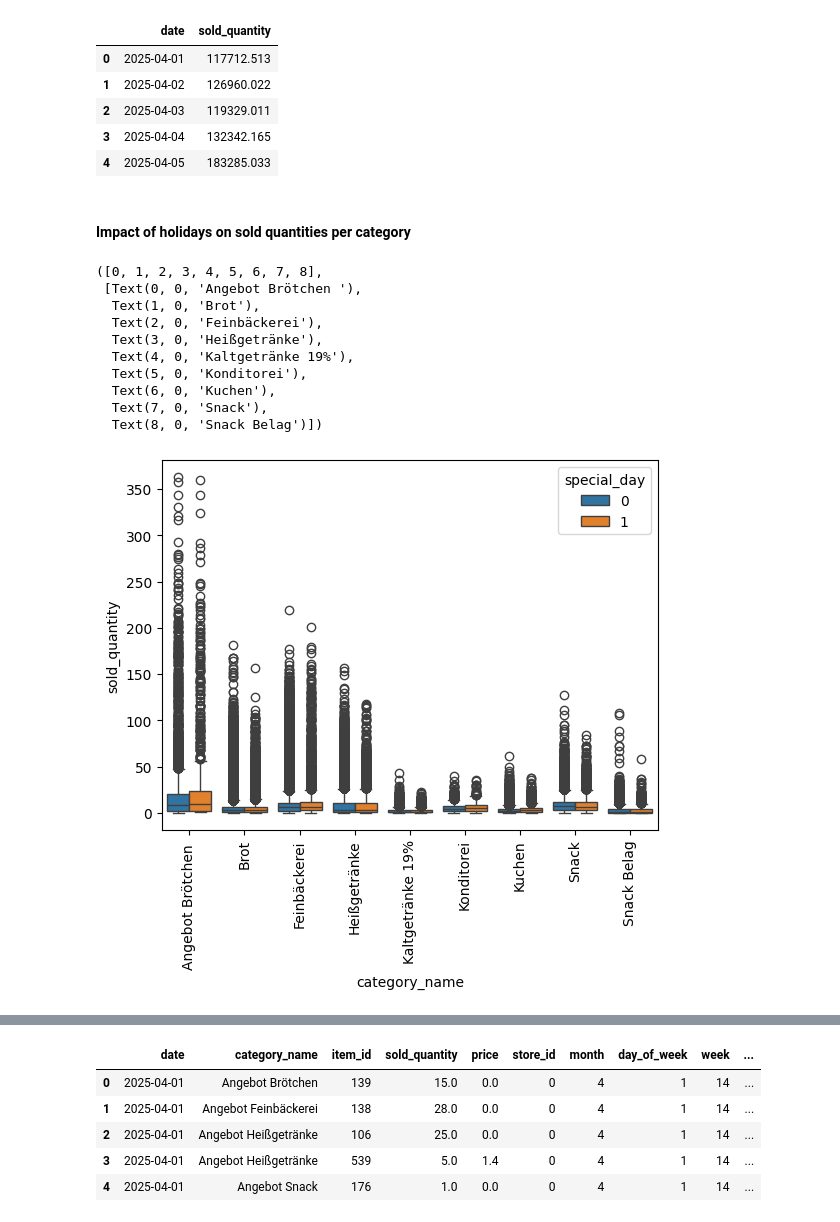
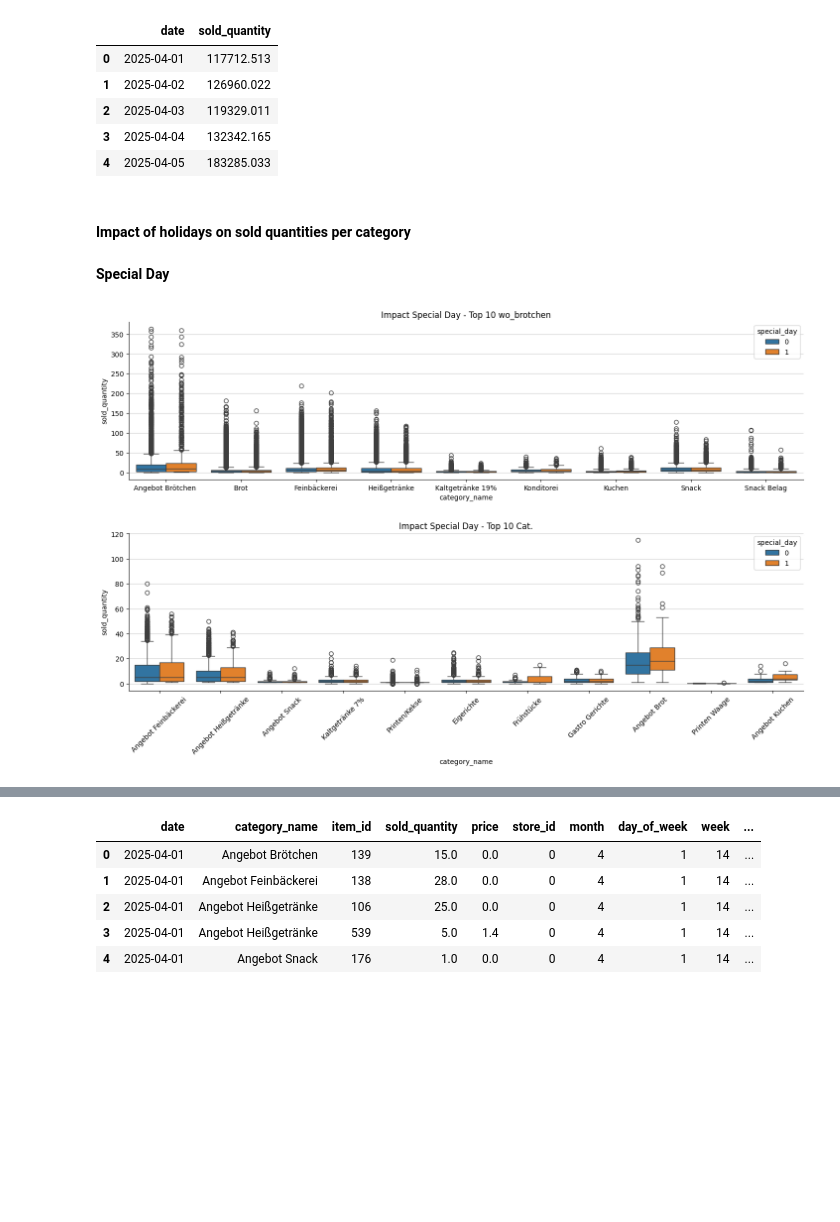
Before and after one commit to shuting-fish/food_prediction, a Jupyter notebook: visualization_fp.ipynb, the cells around one changed output, grey strips where cells are left out. Saved outputs shown, nothing was run; the diff lists cells and outputs as text; code cells hidden in the pictures; blank space fills up the shorter version.

```diff
--- a/visualization_fp.ipynb
+++ b/visualization_fp.ipynb
@@ -1390,7 +1532,8 @@ None
 # %%
 # sales per week and weekday
 
-sales_per_week = sales_adj.groupby('week')['sold_quantity'].sum()[:-1] # last week incomplete
+sales_per_week = df.groupby('week')['sold_quantity'].sum()[:-1] # last week incomplete
+#sales_per_week = sales_adj.groupby('week')['sold_quantity'].sum()[:-1] # last week incomplete
 #print('Sales per week:')
 #print(sales_per_week)
 
@@ -1552,0 +1672,22 @@ plt.show()
+# %%
+fig, ax = plt.subplots(1,2, figsize=(15,5))
+
+daily_total = sales_adj.groupby(["date", "day_of_week"], as_index=False)["sold_quantity"].sum()
+
+ax[0].boxplot(daily_total["sold_quantity"].values, vert=True)
+ax[0].set_title("Daily total quantity (all stores/products) — boxplot")
+ax[0].set_ylabel("Quantity per day")
+
+
+order = np.arange(7)
+data_by_dow = [daily_total.loc[daily_total["day_of_week"] == d, "sold_quantity"].values for d in order]
+
+ax[1].boxplot(data_by_dow, tick_labels=order, vert=True)
+ax[1].set_title("Daily total quantity by weekday — boxplot")
+ax[1].set_ylabel("Quantity")
+
+for a in ax:
+    a.grid(axis='y', alpha=0.6)
+    a.spines[['top', 'right']].set_visible(False)
+
+plt.show()
@@ -1653,23 +1764,28 @@ daily_total.head()
 | 3 | 2025-04-04 | 132342.165 |
 | 4 | 2025-04-05 | 183285.033 |
 # %% [markdown]
-#### Impact of holidays on sold quantities per category
+#### __Impact of holidays on sold quantities per category__
 # %%
 top_10_cat.index
 top_10_wo_brotchen =['Snack Belag', 'Konditorei', 'Kaltgetränke 19%', 'Angebot Brötchen ',
        'Kuchen', 'Heißgetränke', 'Feinbäckerei', 'Snack', 'Brot']
+# %% [markdown]
+__Special Day__
 # %%
-sns.boxplot(x = 'category_name', y = 'sold_quantity', data = df[df['category_name'].isin(top_10_wo_brotchen)], hue='special_day')
-plt.xticks(rotation = 90)
+fig, ax = plt.subplots(2,1, figsize=(15,10))
+
+sns.boxplot(x = 'category_name', y = 'sold_quantity', data = df[df['category_name'].isin(top_10_wo_brotchen)], hue='special_day', ax=ax[0])
+ax[0].set_title('Impact Special Day - Top 10 wo_brotchen')
+
+sns.boxplot(x = 'category_name', y = 'sold_quantity', data = df[~df['category_name'].isin(top_10_cat.index)], hue='special_day', ax=ax[1])
+ax[1].tick_params(axis='x', labelrotation=45)
+ax[1].set_title('Impact Special Day - Top 10 Cat.')
+
+for a in ax:
+    a.grid(axis='y', alpha=0.6)
+    a.spines[['top', 'right']].set_visible(False)
+
+plt.tight_layout(pad=3)
+plt.show()
 # %% [output]
-([0, 1, 2, 3, 4, 5, 6, 7, 8],
- [Text(0, 0, 'Angebot Brötchen '),
-  Text(1, 0, 'Brot'),
-  Text(2, 0, 'Feinbäckerei'),
-  Text(3, 0, 'Heißgetränke'),
-  Text(4, 0, 'Kaltgetränke 19%'),
-  Text(5, 0, 'Konditorei'),
-  Text(6, 0, 'Kuchen'),
-  Text(7, 0, 'Snack'),
-  Text(8, 0, 'Snack Belag')])
-[figure, old version]
+[figure, new version]
```
Also changed, not shown: parts of 81 cells of this notebook.
